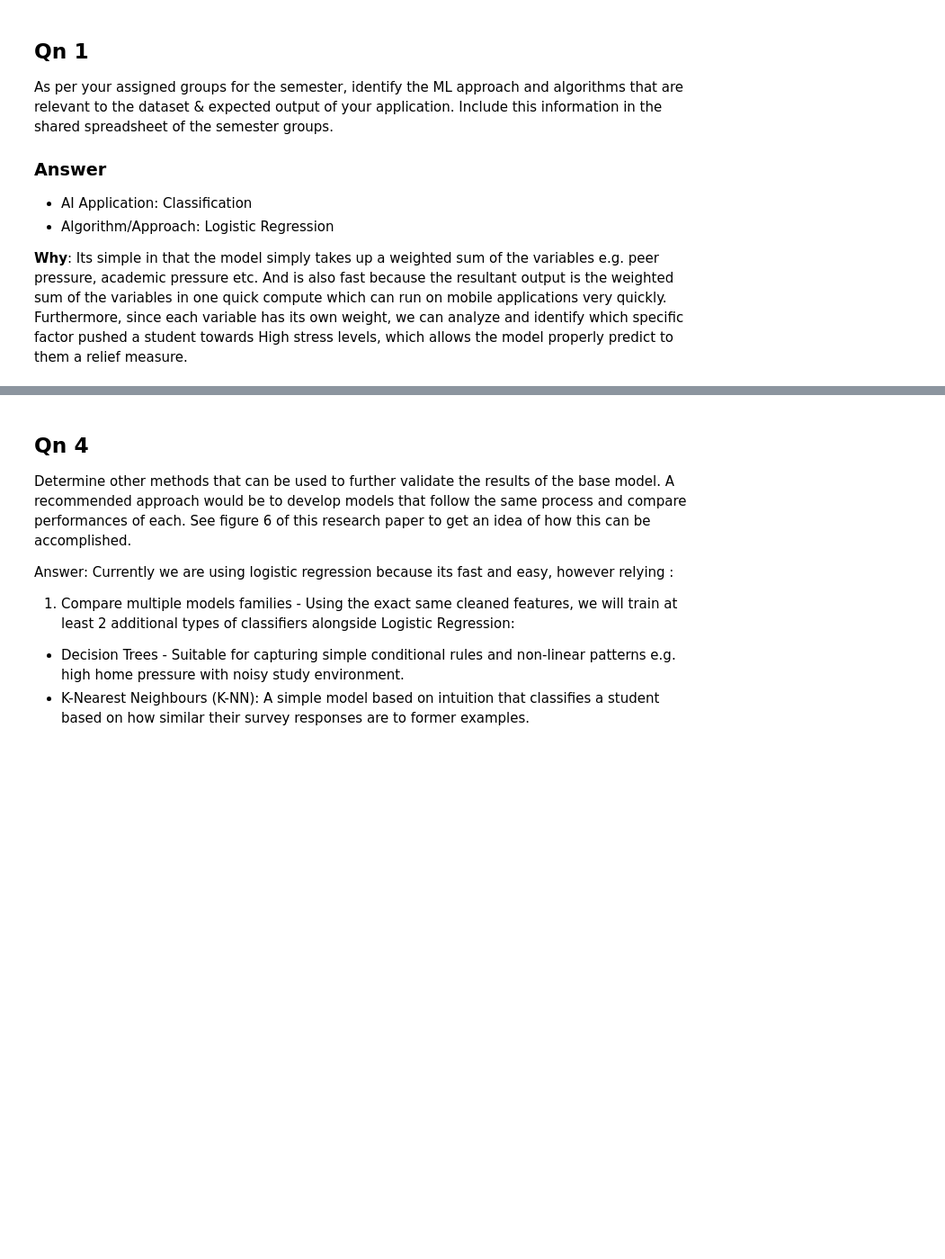
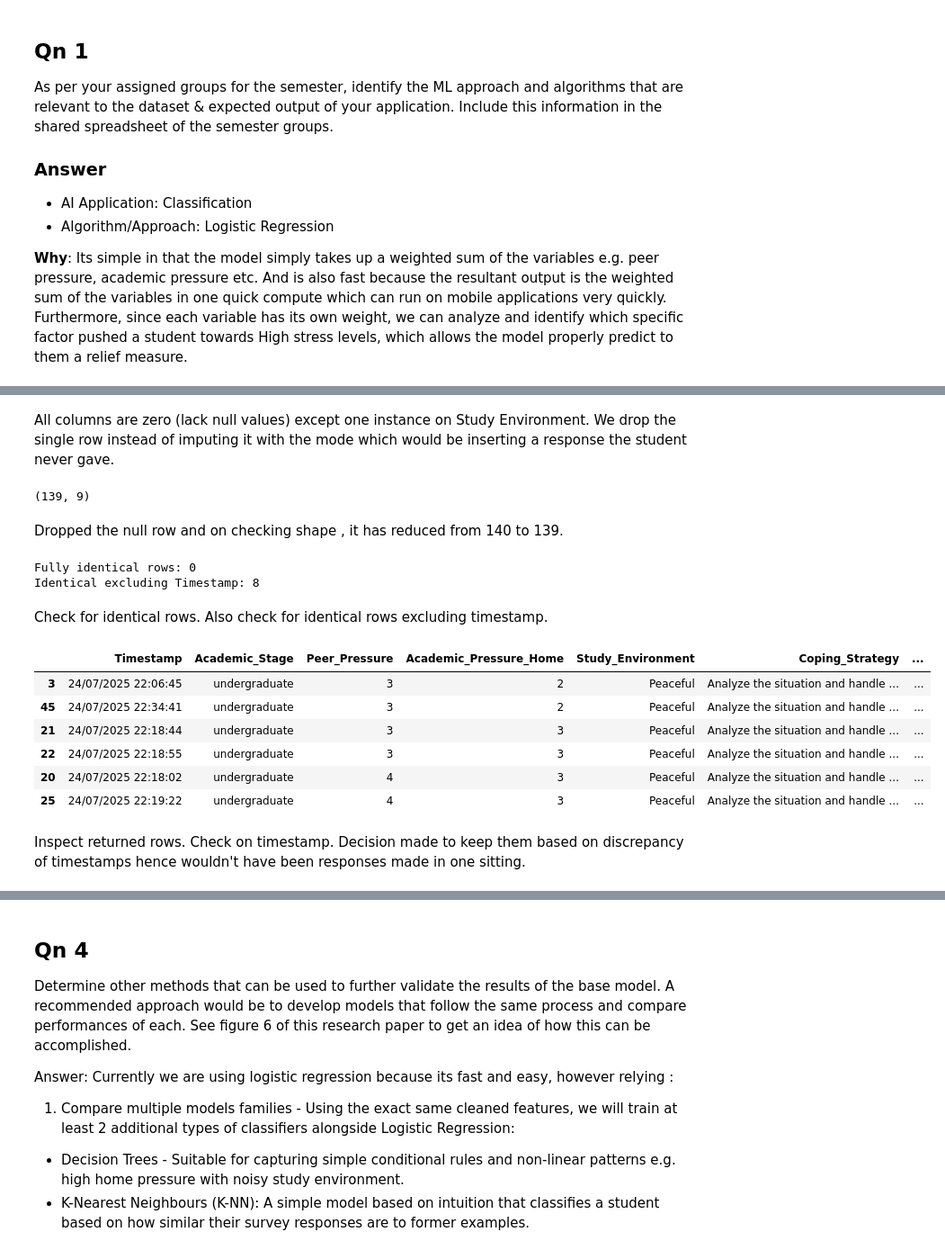
Before and after one commit to Seven8ight/AI_CAT_2, a Jupyter notebook: CAT_2.ipynb, the cells around one changed output, grey strips where cells are left out. Shown at 90% size. Drawn from its saved outputs; the diff is of its cells as text; code cells hidden in the pictures; blank space fills up the shorter version.

```diff
--- a/CAT_2.ipynb
+++ b/CAT_2.ipynb
@@ -20,0 +37,13 @@ Include this information in the shared spreadsheet of the semester groups.
+# %%
+import pandas as pd
+import numpy as np
+import matplotlib.pyplot as plt
+import seaborn as sns
+
+sns.set_theme(style="whitegrid")
+
+from google.colab import files
+
+uploaded = files.upload()
+df = pd.read_csv("academic_stress_raw.csv")
+df.shape
@@ -20,0 +81,31 @@ Include this information in the shared spreadsheet of the semester groups.
+# %% [markdown]
+All columns are zero (lack null values) except one instance on Study Environment. We drop the single row instead of imputing it with the mode which would be inserting a response the student never gave.
+# %%
+df = df.dropna(subset=["Study Environment"]).reset_index(drop=True)
+df.shape
+# %% [output]
+(139, 9)
+# %% [markdown]
+Dropped the null row and on checking shape , it has reduced from 140 to 139.
+# %%
+print("Fully identical rows:", df.duplicated().sum())
+print("Identical excluding Timestamp:", df.drop(columns=["Timestamp"]).duplicated().sum())
+# %% [output]
+Fully identical rows: 0
+Identical excluding Timestamp: 8
+# %% [markdown]
+Check for identical rows. Also check for identical rows excluding timestamp.
+# %%
+dup_mask = df.drop(columns=["Timestamp"]).duplicated(keep=False)
+df[dup_mask].sort_values(list(df.columns[1:-1]))
+# %% [output]
+|  | Timestamp | Academic_Stage | Peer_Pressure | Academic_Pressure_Home | Study_Environment | Coping_Strategy | ... |
+| 3 | 24/07/2025 22:06:45 | undergraduate | 3 | 2 | Peaceful | Analyze the situation and handle ... | ... |
+| 45 | 24/07/2025 22:34:41 | undergraduate | 3 | 2 | Peaceful | Analyze the situation and handle ... | ... |
+| 21 | 24/07/2025 22:18:44 | undergraduate | 3 | 3 | Peaceful | Analyze the situation and handle ... | ... |
+| 22 | 24/07/2025 22:18:55 | undergraduate | 3 | 3 | Peaceful | Analyze the situation and handle ... | ... |
+| 20 | 24/07/2025 22:18:02 | undergraduate | 4 | 3 | Peaceful | Analyze the situation and handle ... | ... |
+| 25 | 24/07/2025 22:19:22 | undergraduate | 4 | 3 | Peaceful | Analyze the situation and handle ... | ... |
+# %% [markdown]
+Inspect returned rows. Check on timestamp.
+Decision made to keep them based on discrepancy of timestamps hence wouldn't have been responses made in one sitting.
```
Also changed, not shown: parts of 46 cells of this notebook.
